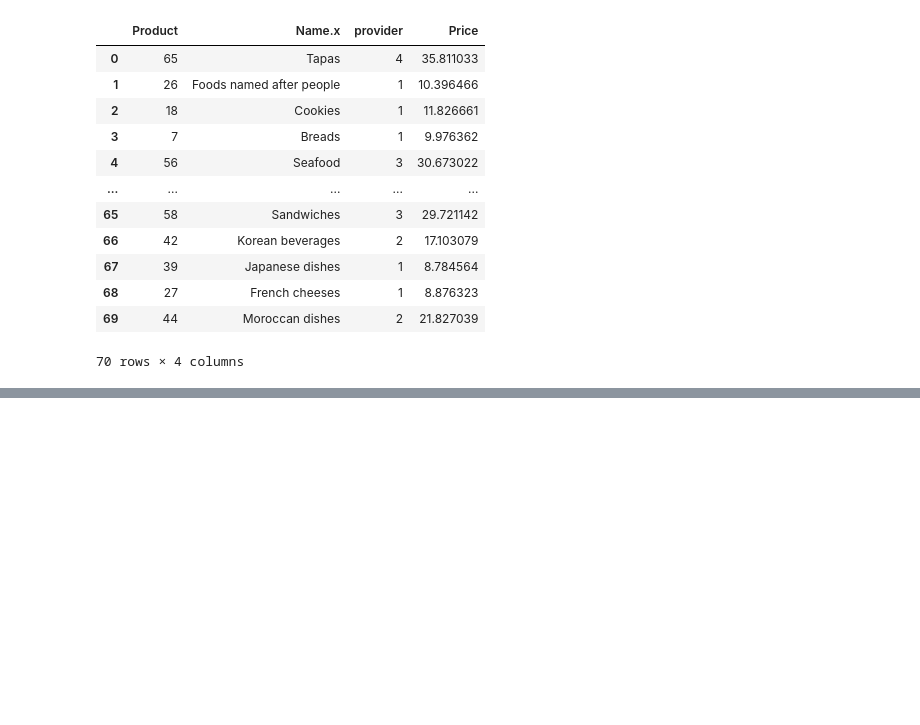
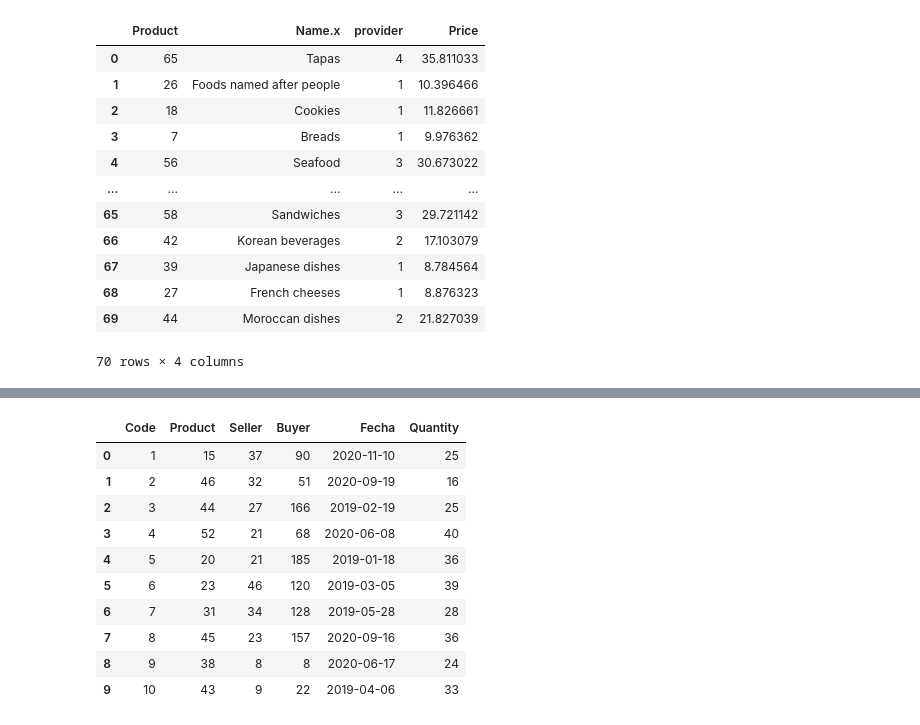
Before and after one commit to CarlosEsteve/python, a Jupyter notebook: Pandas/Pandas.ipynb, the cells around one changed output, grey strips where cells are left out. Cells and saved outputs as stored; diff of their text form; code cells hidden in the pictures; blank space fills up the shorter version.

```diff
--- a/Pandas/Pandas.ipynb
+++ b/Pandas/Pandas.ipynb
@@ -361,0 +421,14 @@ dfxls0.to_csv('../Pandas/datos/Purchases.csv')
+# %%
+dfxls0.head(10)
+# %% [output]
+|  | Code | Product | Seller | Buyer | Fecha | Quantity |
+| 0 | 1 | 15 | 37 | 90 | 2020-11-10 | 25 |
+| 1 | 2 | 46 | 32 | 51 | 2020-09-19 | 16 |
+| 2 | 3 | 44 | 27 | 166 | 2019-02-19 | 25 |
+| 3 | 4 | 52 | 21 | 68 | 2020-06-08 | 40 |
+| 4 | 5 | 20 | 21 | 185 | 2019-01-18 | 36 |
+| 5 | 6 | 23 | 46 | 120 | 2019-03-05 | 39 |
+| 6 | 7 | 31 | 34 | 128 | 2019-05-28 | 28 |
+| 7 | 8 | 45 | 23 | 157 | 2020-09-16 | 36 |
+| 8 | 9 | 38 | 8 | 8 | 2020-06-17 | 24 |
+| 9 | 10 | 43 | 9 | 22 | 2019-04-06 | 33 |
```
Also changed, not shown: parts of 13 cells of this notebook.
